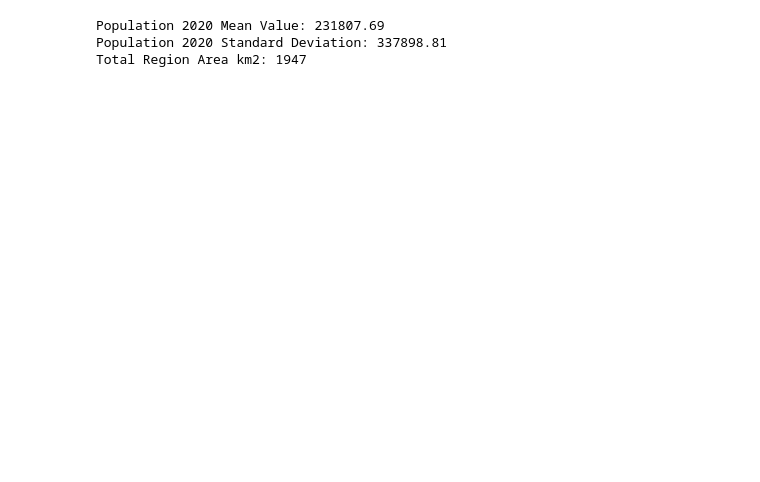
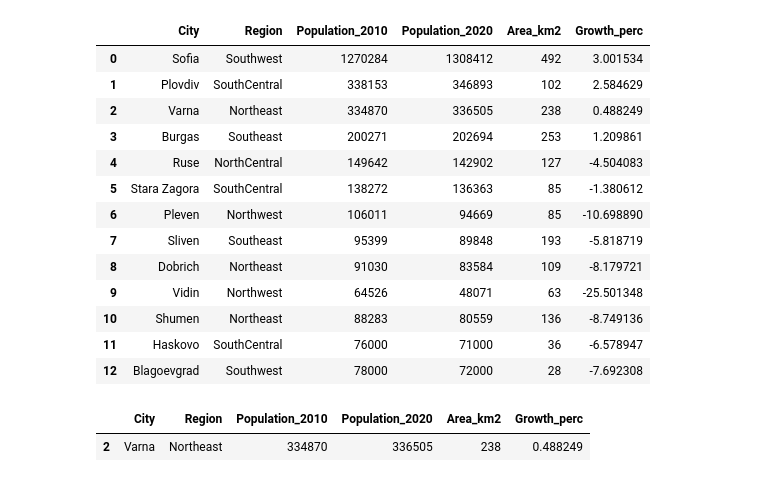
Before and after one commit to PowerCell46/Sofia-University, a Jupyter notebook: Socio-economic geography of Bulgaria/TestingJupyter.ipynb, the cells around one changed output. Drawn from its saved outputs; the diff is of its cells as text; code cells hidden in the pictures; blank space fills up the shorter version.

```diff
--- a/Socio-economic geography of Bulgaria/TestingJupyter.ipynb
+++ b/Socio-economic geography of Bulgaria/TestingJupyter.ipynb
@@ -1,54 +1,44 @@
 # %%
 import pandas as pd
 import matplotlib.pyplot as plt
-
 
 # ! Data from National Statistical Institute (NSI) & Eurostat
 citiesBulgariaOg = pd.read_csv("./citiesBulgaria.csv")
 
 citiesBulgariaOg["Growth_perc"] = ((citiesBulgariaOg["Population_2020"] - citiesBulgariaOg["Population_2010"]) / citiesBulgariaOg["Population_2010"]) * 100
 
-# citiesBulgariaOg
-
-#=====================#
-
-# ! Create a new dataset, ordered by Population_2020 in DESC order
-citiesBgSortedPop2020Desc = citiesBulgariaOg.sort_values(by="Population_2020", ascending=False)
-
-# ! SELECT * FROM ... Where Region = 'Northeast' AND City = 'Varna';
-# citiesBgSortedPop2020Desc[citiesBgSortedPop2020Desc["Region"] == "Northeast"][citiesBgSortedPop2020Desc["City"] == "Varna"]
-
-# ! SELECT col1, col2, col3... FROM ...;
-# citiesBgSortedPop2020Desc[["City", "Growth_perc", "Population_2010", "Population_2020"]]
-
-
-print("Population 2020 Mean Value:", round(citiesBgSortedPop2020Desc["Population_2020"].mean(), 2))
-print("Population 2020 Standard Deviation:", round(citiesBgSortedPop2020Desc["Population_2020"].std(), 2))
-
-print("Sum area km2:", round(citiesBgSortedPop2020Desc["Area_km2"].sum(), 2))
-
-#=====================#
-
-# Create a bar chart: city vs. population in 2020
-# plt.figure(figsize=(8, 5))
-# plt.bar(citiesBgSortedPop2020Desc["City"], citiesBgSortedPop2020Desc["Population_2020"])
-# plt.title("Population in 2020 by City")
-# plt.xlabel("City")
-# plt.ylabel("Population (2020)")
-# plt.xticks(rotation=45)
-# plt.tight_layout()
-# plt.show()
-
-# Bar chart showing the growth percentage
-# plt.figure(figsize=(8, 5))
-# plt.bar(citiesBgSortedPop2020Desc["City"], citiesBgSortedPop2020Desc["Growth_perc"])
-# plt.title("Population Growth % (2010-2020, Synthetic Data)")
-# plt.xlabel("City")
-# plt.ylabel("Growth %")
-# plt.xticks(rotation=45)
-# plt.tight_layout()
-# plt.show()
+citiesBulgariaOg
 # %% [output]
-Population 2020 Mean Value: 231807.69
-Population 2020 Standard Deviation: 337898.81
-Total Region Area km2: 1947
+|  | City | Region | Population_2010 | Population_2020 | Area_km2 | Growth_perc |
+| 0 | Sofia | Southwest | 1270284 | 1308412 | 492 | 3.001534 |
+| 1 | Plovdiv | SouthCentral | 338153 | 346893 | 102 | 2.584629 |
+| 2 | Varna | Northeast | 334870 | 336505 | 238 | 0.488249 |
+| 3 | Burgas | Southeast | 200271 | 202694 | 253 | 1.209861 |
+| 4 | Ruse | NorthCentral | 149642 | 142902 | 127 | -4.504083 |
+| 5 | Stara Zagora | SouthCentral | 138272 | 136363 | 85 | -1.380612 |
+| 6 | Pleven | Northwest | 106011 | 94669 | 85 | -10.698890 |
+| 7 | Sliven | Southeast | 95399 | 89848 | 193 | -5.818719 |
+| 8 | Dobrich | Northeast | 91030 | 83584 | 109 | -8.179721 |
+| 9 | Vidin | Northwest | 64526 | 48071 | 63 | -25.501348 |
+| 10 | Shumen | Northeast | 88283 | 80559 | 136 | -8.749136 |
+| 11 | Haskovo | SouthCentral | 76000 | 71000 | 36 | -6.578947 |
+| 12 | Blagoevgrad | Southwest | 78000 | 72000 | 28 | -7.692308 |
+# %%
+
+# ! Create a new dataset, ordered by Population_2020 in DESC order
+citiesBgSortedPop2020Desc = citiesBulgariaOg.sort_values(by="Population_2020", ascending=False)
+
+# ! SELECT * FROM ... Where Region = 'Northeast' AND City = 'Varna';
+citiesBgSortedPop2020Desc[citiesBgSortedPop2020Desc["Region"] == "Northeast"][citiesBgSortedPop2020Desc["City"] == "Varna"]
+
+# ! SELECT col1, col2, col3... FROM ...;
+# citiesBgSortedPop2020Desc[["City", "Growth_perc", "Population_2010", "Population_2020"]]
+
+
+# print("Population 2020 Mean Value:", round(citiesBgSortedPop2020Desc["Population_2020"].mean(), 2))
+# print("Population 2020 Standard Deviation:", round(citiesBgSortedPop2020Desc["Population_2020"].std(), 2))
+
+# print("Sum area km2:", round(citiesBgSortedPop2020Desc["Area_km2"].sum(), 2))
+# %% [output]
+|  | City | Region | Population_2010 | Population_2020 | Area_km2 | Growth_perc |
+| 2 | Varna | Northeast | 334870 | 336505 | 238 | 0.488249 |
```
Also changed, not shown: parts of 2 cells of this notebook.
